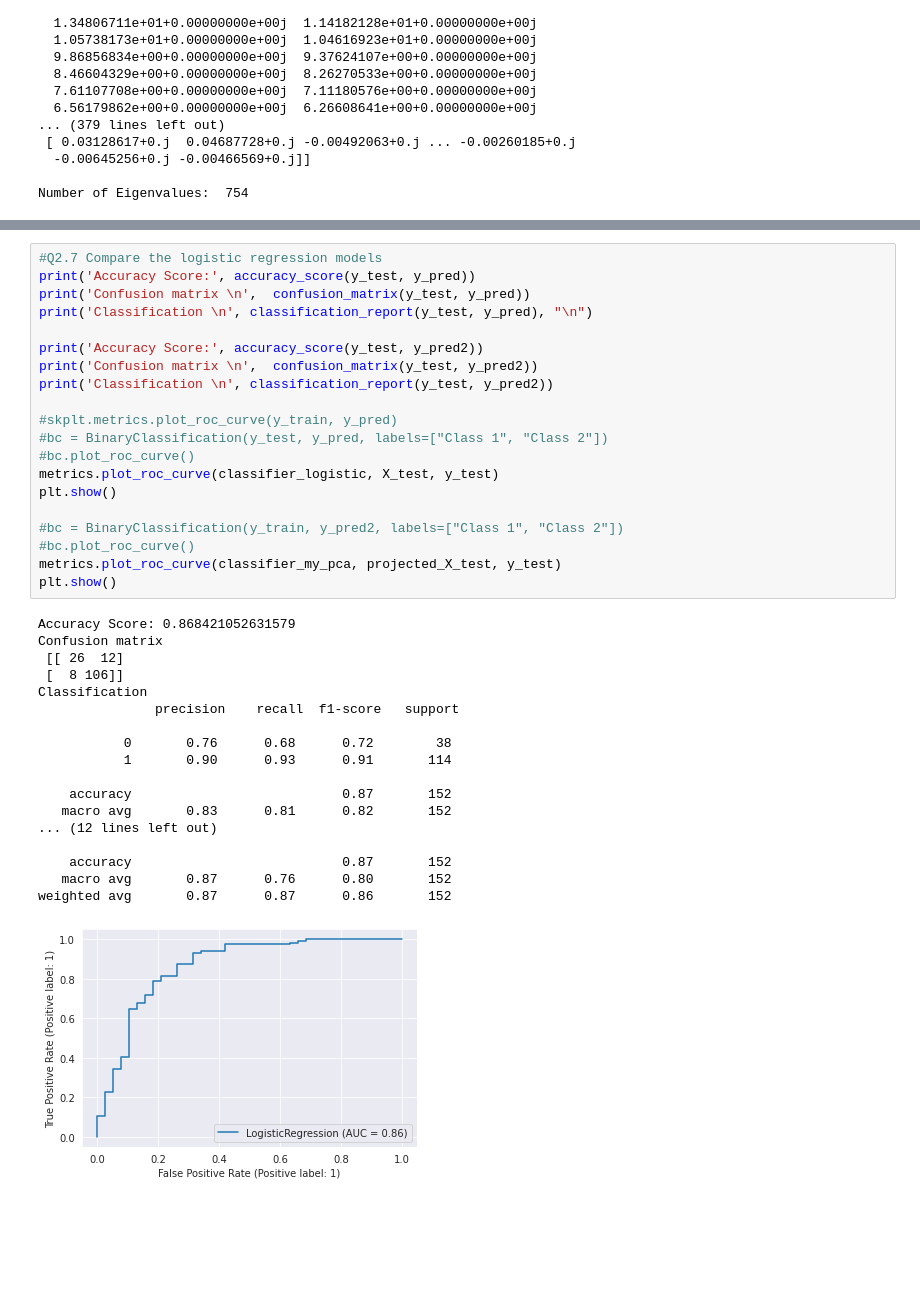
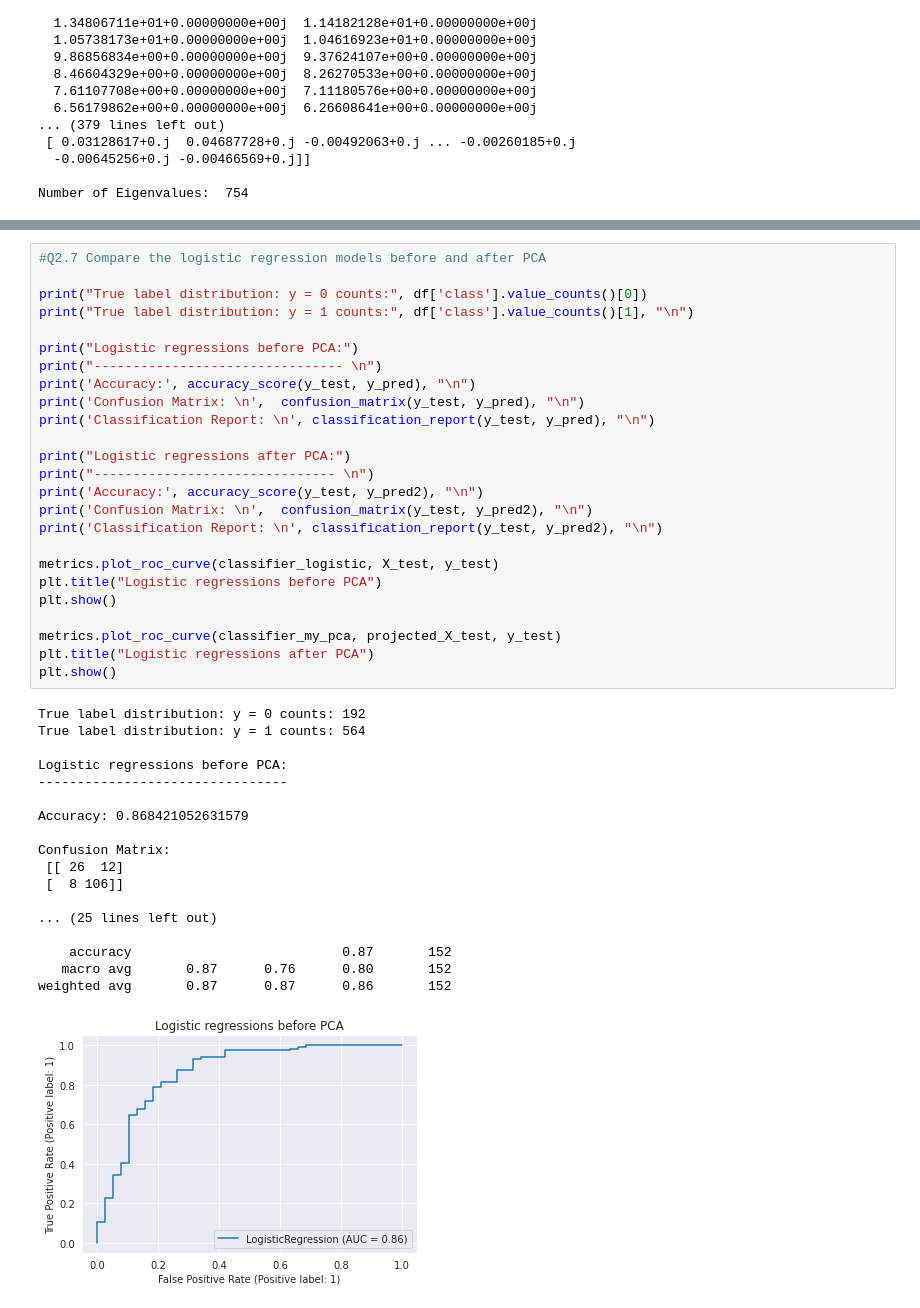
Before and after one commit to cakwok/Machine-Learning, a Jupyter notebook: Assignment4 - EM Algorithm n PCA/Assignment4 Q2 PCA.ipynb, the cells around one changed output, grey strips where cells are left out. Cells and saved outputs as stored; diff of their text form; blank space fills up the shorter version.

```diff
--- a/Assignment4 - EM Algorithm n PCA/Assignment4 Q2 PCA.ipynb
+++ b/Assignment4 - EM Algorithm n PCA/Assignment4 Q2 PCA.ipynb
@@ -172,39 +197,44 @@ y_pred2 = classifier_my_pca.predict(projected_X_test)
 # %%
-#Q2.7 Compare the logistic regression models
-print('Accuracy Score:', accuracy_score(y_test, y_pred))
-print('Confusion matrix \n',  confusion_matrix(y_test, y_pred))
-print('Classification \n', classification_report(y_test, y_pred), "\n")
+#Q2.7 Compare the logistic regression models before and after PCA
 
-print('Accuracy Score:', accuracy_score(y_test, y_pred2))
-print('Confusion matrix \n',  confusion_matrix(y_test, y_pred2))
-print('Classification \n', classification_report(y_test, y_pred2))
+print("True label distribution: y = 0 counts:", df['class'].value_counts()[0])
+print("True label distribution: y = 1 counts:", df['class'].value_counts()[1], "\n")
 
-#skplt.metrics.plot_roc_curve(y_train, y_pred)
-#bc = BinaryClassification(y_test, y_pred, labels=["Class 1", "Class 2"])
-#bc.plot_roc_curve()
+print("Logistic regressions before PCA:")
+print("-------------------------------- \n")
+print('Accuracy:', accuracy_score(y_test, y_pred), "\n")
+print('Confusion Matrix: \n',  confusion_matrix(y_test, y_pred), "\n")
+print('Classification Report: \n', classification_report(y_test, y_pred), "\n")
+
+print("Logistic regressions after PCA:")
+print("------------------------------- \n")
+print('Accuracy:', accuracy_score(y_test, y_pred2), "\n")
+print('Confusion Matrix: \n',  confusion_matrix(y_test, y_pred2), "\n")
+print('Classification Report: \n', classification_report(y_test, y_pred2), "\n")
+
 metrics.plot_roc_curve(classifier_logistic, X_test, y_test)
+plt.title("Logistic regressions before PCA")
 plt.show()
 
-#bc = BinaryClassification(y_train, y_pred2, labels=["Class 1", "Class 2"])
-#bc.plot_roc_curve()
 metrics.plot_roc_curve(classifier_my_pca, projected_X_test, y_test)
+plt.title("Logistic regressions after PCA")
 plt.show()
 # %% [output]
-Accuracy Score: 0.868421052631579
-Confusion matrix
+True label distribution: y = 0 counts: 192
+True label distribution: y = 1 counts: 564
+
+Logistic regressions before PCA:
+--------------------------------
+
+Accuracy: 0.868421052631579
+
+Confusion Matrix:
  [[ 26  12]
  [  8 106]]
-Classification
-               precision    recall  f1-score   support
 
-           0       0.76      0.68      0.72        38
-           1       0.90      0.93      0.91       114
-
-    accuracy                           0.87       152
-   macro avg       0.83      0.81      0.82       152
-... (12 lines left out)
+... (25 lines left out)
 
     accuracy                           0.87       152
    macro avg       0.87      0.76      0.80       152
 weighted avg       0.87      0.87      0.86       152
-[figure, old version]
+[figure, new version]
```
Also changed, not shown: parts of 9 cells of this notebook.
